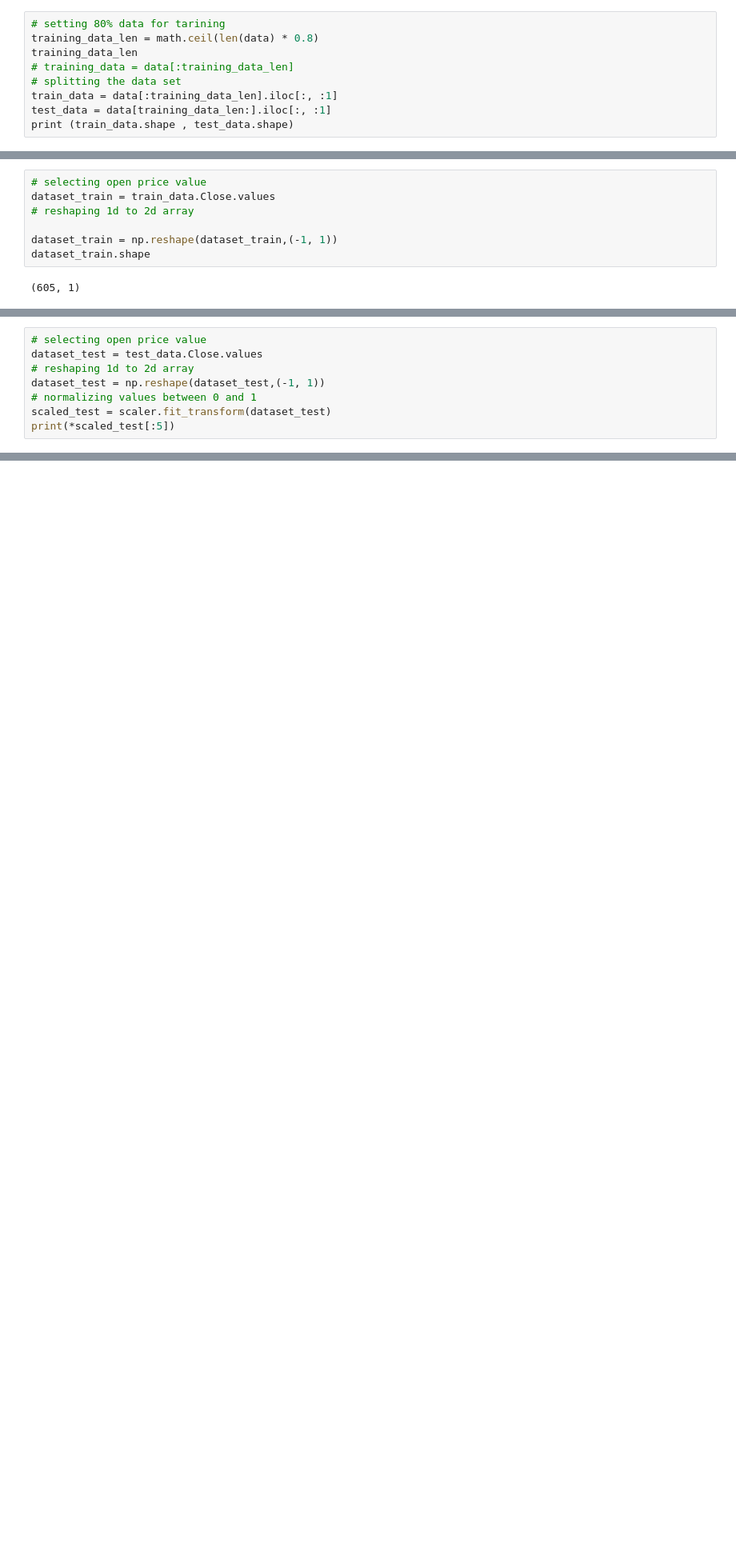
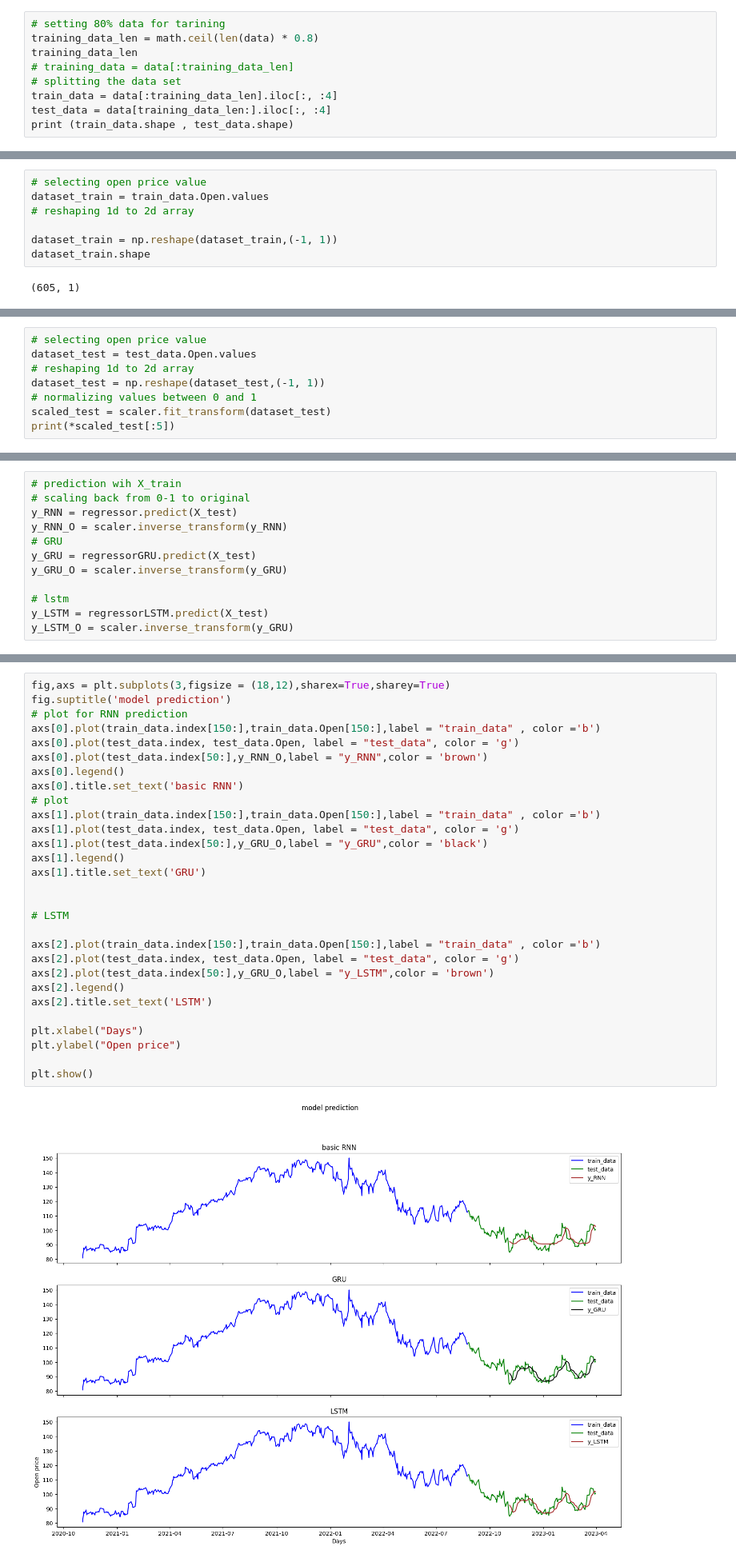
Before and after one commit to Abhishek2670/ibmBootcamp, a Jupyter notebook: yolo-weights/time_series_forecasting_using_RNN.ipynb, the cells around one changed output, grey strips where cells are left out. Shown at 80% size. Saved outputs shown, nothing was run; the diff lists cells and outputs as text; blank space fills up the shorter version.

Commit message:
plotting graph using LSTM

```diff
--- a/yolo-weights/time_series_forecasting_using_RNN.ipynb
+++ b/yolo-weights/time_series_forecasting_using_RNN.ipynb
@@ -34,7 +34,7 @@ training_data_len = math.ceil(len(data) * 0.8)
 training_data_len
 # training_data = data[:training_data_len]
 # splitting the data set
-train_data = data[:training_data_len].iloc[:, :1]
-test_data = data[training_data_len:].iloc[:, :1]
+train_data = data[:training_data_len].iloc[:, :4]
+test_data = data[training_data_len:].iloc[:, :4]
 print (train_data.shape , test_data.shape)
 # %% [output]
@@ -42,6 +42,6 @@ print (train_data.shape , test_data.shape)
 # %%
 # selecting open price value
-dataset_train = train_data.Close.values
+dataset_train = train_data.Open.values
 # reshaping 1d to 2d array
 
 dataset_train = np.reshape(dataset_train,(-1, 1))
@@ -63,6 +63,6 @@ print(scaled_train[:5])
 # %%
 # selecting open price value
-dataset_test = test_data.Close.values
+dataset_test = test_data.Open.values
 # reshaping 1d to 2d array
 dataset_test = np.reshape(dataset_test,(-1, 1))
 # normalizing values between 0 and 1
@@ -132,0 +301,12 @@ from keras.layers import GRU, Bidirectional
+# %%
+# prediction wih X_train
+# scaling back from 0-1 to original
+y_RNN = regressor.predict(X_test)
+y_RNN_O = scaler.inverse_transform(y_RNN)
+# GRU
+y_GRU = regressorGRU.predict(X_test)
+y_GRU_O = scaler.inverse_transform(y_GRU)
+
+# lstm
+y_LSTM = regressorLSTM.predict(X_test)
+y_LSTM_O = scaler.inverse_transform(y_GRU)
@@ -132,0 +319,31 @@ from keras.layers import GRU, Bidirectional
+# %%
+fig,axs = plt.subplots(3,figsize = (18,12),sharex=True,sharey=True)
+fig.suptitle('model prediction')
+# plot for RNN prediction
+axs[0].plot(train_data.index[150:],train_data.Open[150:],label = "train_data" , color ='b')
+axs[0].plot(test_data.index, test_data.Open, label = "test_data", color = 'g')
+axs[0].plot(test_data.index[50:],y_RNN_O,label = "y_RNN",color = 'brown')
+axs[0].legend()
+axs[0].title.set_text('basic RNN')
+# plot
+axs[1].plot(train_data.index[150:],train_data.Open[150:],label = "train_data" , color ='b')
+axs[1].plot(test_data.index, test_data.Open, label = "test_data", color = 'g')
+axs[1].plot(test_data.index[50:],y_GRU_O,label = "y_GRU",color = 'black')
+axs[1].legend()
+axs[1].title.set_text('GRU')
+
+
+# LSTM
+
+axs[2].plot(train_data.index[150:],train_data.Open[150:],label = "train_data" , color ='b')
+axs[2].plot(test_data.index, test_data.Open, label = "test_data", color = 'g')
+axs[2].plot(test_data.index[50:],y_GRU_O,label = "y_LSTM",color = 'brown')
+axs[2].legend()
+axs[2].title.set_text('LSTM')
+
+plt.xlabel("Days")
+plt.ylabel("Open price")
+
+plt.show()
+# %% [output]
+[figure, added]
```
Also changed, not shown: parts of 8 cells of this notebook.
